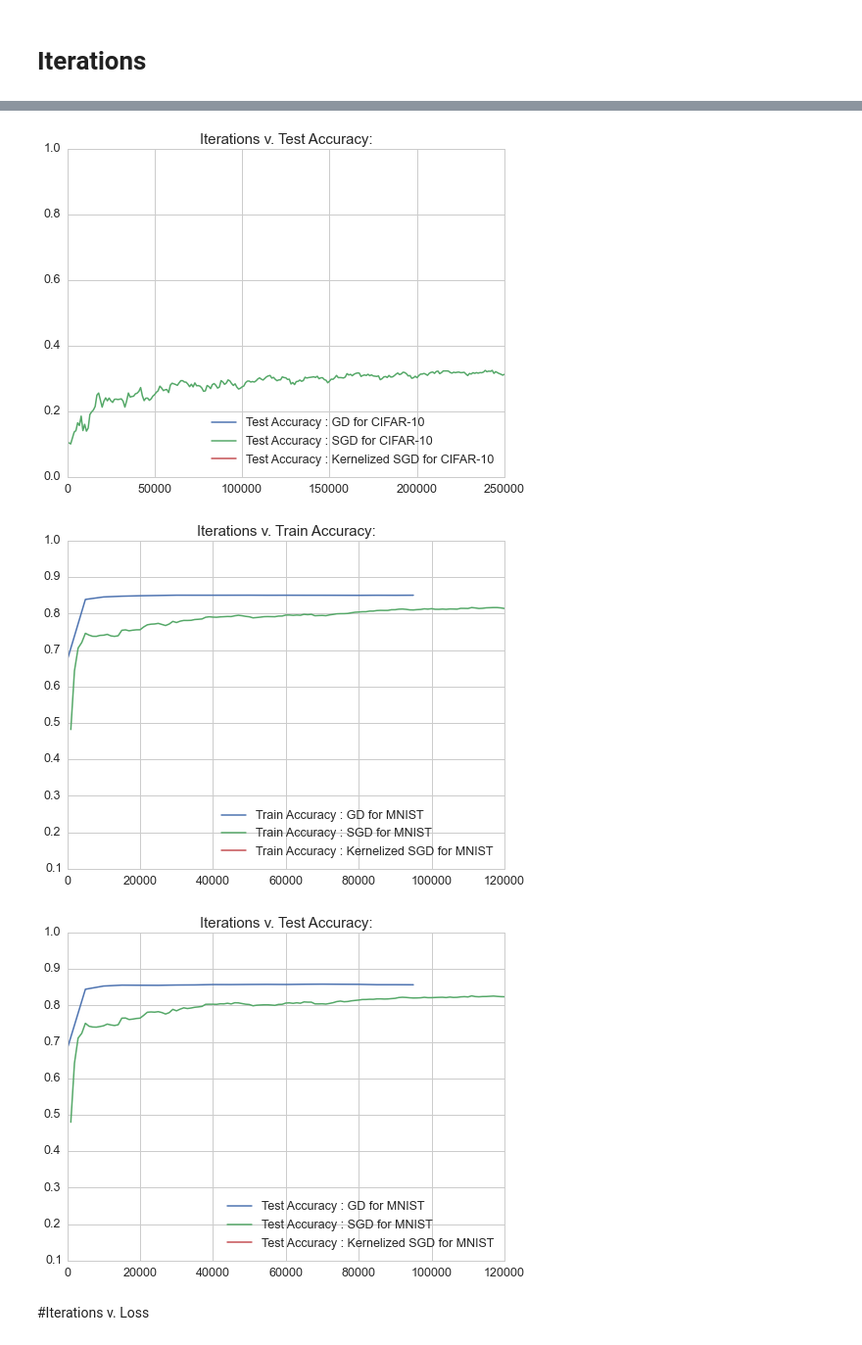
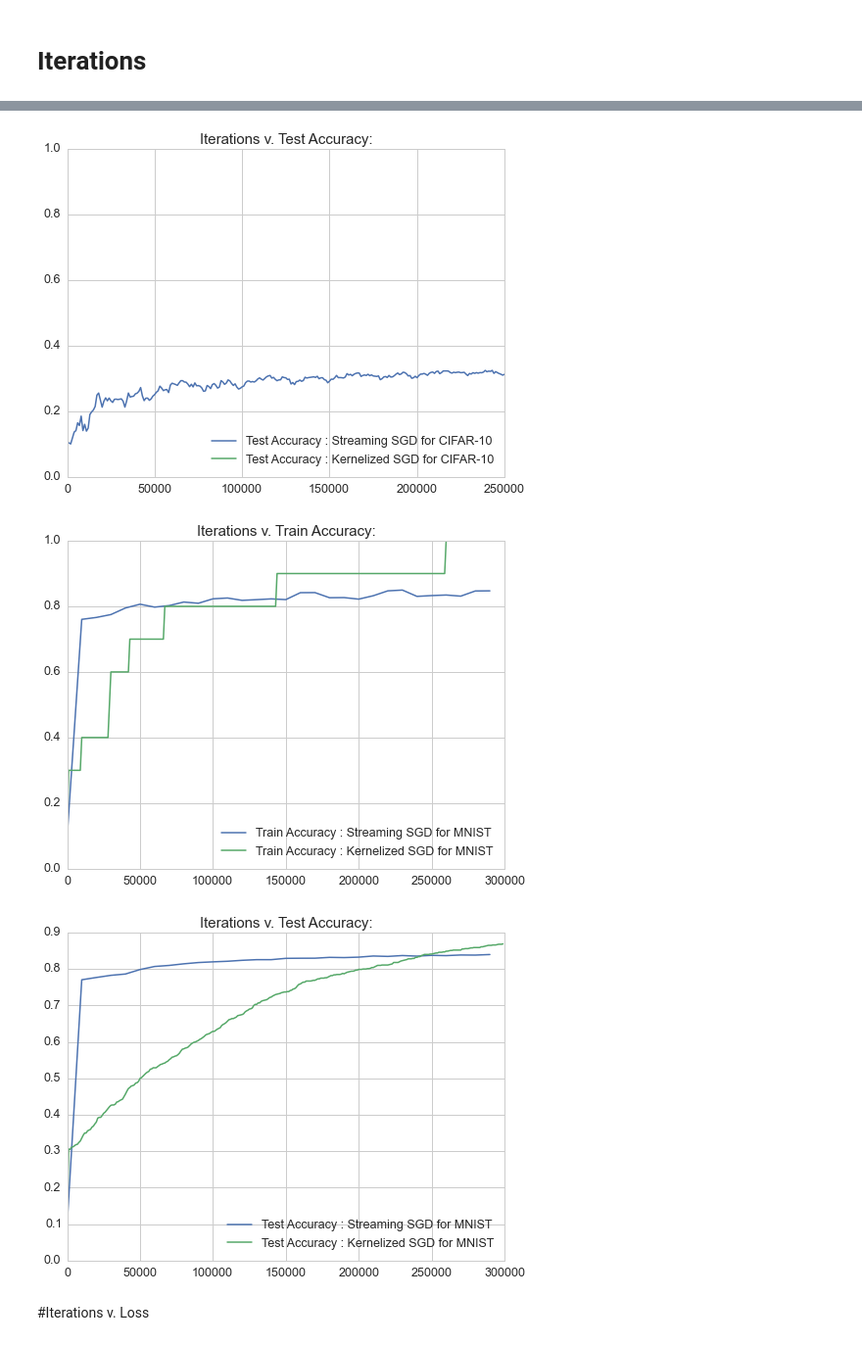
Before and after one commit to alvinwan/mlml, a Jupyter notebook: demos/ksgd.ipynb, the cells around one changed output, grey strips where cells are left out. Shown: that part at 98% size. Saved outputs shown, nothing was run; the diff lists cells and outputs as text; code cells hidden in the pictures.

Commit message:
more efficient RBF kernel, fixed ssgd mnist

```diff
--- a/demos/ksgd.ipynb
+++ b/demos/ksgd.ipynb
@@ -17,11 +17,9 @@ sns.set_style("whitegrid")
 YS = ('i', 'Time', 'Loss', 'Train Accuracy', 'Test Accuracy')
 DIR = '../logs/'
 titles = (
-    "GD for CIFAR-10",
-    "SGD for CIFAR-10",
+    "Streaming SGD for CIFAR-10",
     "Kernelized SGD for CIFAR-10",
-    "GD for MNIST",
-    "SGD for MNIST",
+    "Streaming SGD for MNIST",
     "Kernelized SGD for MNIST"
 )
 # %%
@@ -91,8 +83,8 @@ def plot_iterations_v_train_accuracy(start, end):
 def plot_iterations_v_test_accuracy(start, end):
     plot_iterations_v_trait("Iterations v. Test Accuracy: ", start, end, 2, 4)
 # %%
-plot_iterations_v_train_accuracy(0, 3)  # CIFAR-10
-plot_iterations_v_test_accuracy(0, 3)  # CIFAR-10
-plot_iterations_v_train_accuracy(3, 6)  # MNIST
-plot_iterations_v_test_accuracy(3, 6)  # MNIST
+plot_iterations_v_train_accuracy(0, 2)  # CIFAR-10
+plot_iterations_v_test_accuracy(0, 2)  # CIFAR-10
+plot_iterations_v_train_accuracy(2, 4)  # MNIST
+plot_iterations_v_test_accuracy(2, 4)  # MNIST
 # %% [output]
@@ -100,6 +92,6 @@ plot_iterations_v_test_accuracy(3, 6)  # MNIST
-[figure, old version]
+[figure, new version]
-[figure, old version]
+[figure, new version]
-[figure, old version]
+[figure, new version]
 # %% [markdown]
 #Iterations v. Loss
 # %%
```
Also changed, not shown: parts of 5 cells of this notebook, 4 other files.
